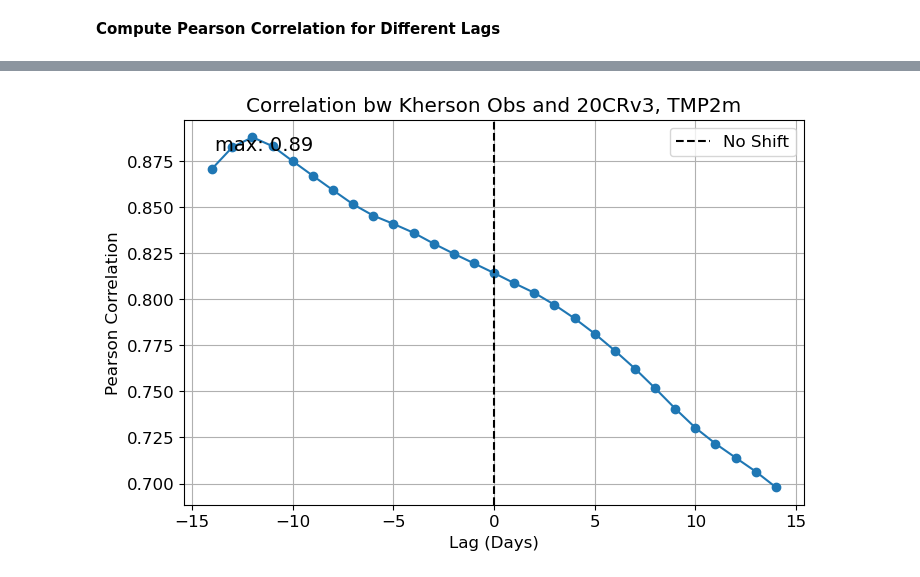
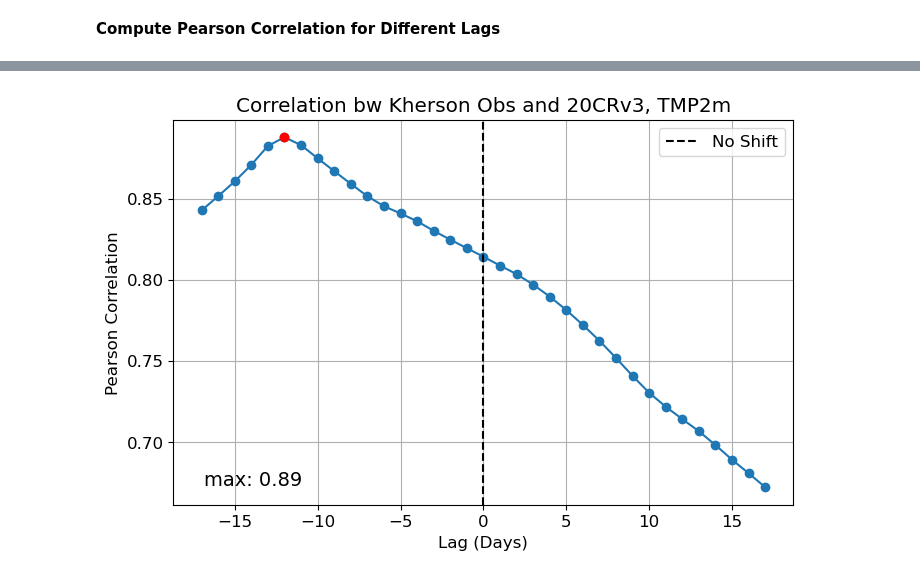
Before and after one commit to carlotatrx/dataprep, a Jupyter notebook: dataprep_ukraine.ipynb, the cells around one changed output, grey strips where cells are left out. Cells and saved outputs as stored; diff of their text form; code cells hidden in the pictures.

```diff
--- a/dataprep_ukraine.ipynb
+++ b/dataprep_ukraine.ipynb
@@ -386,7 +390,7 @@ def create_df_merged(lat_station, lon_station, ds_20CR, station_name):
 
     return(df_merged)
 
-def compute_lagged_correlation(df, max_lag=14):
+def compute_lag_corr(df, max_lag=14):
     """
     Computes Pearson correlation for various time lags.
     """
@@ -458,19 +463,20 @@ See the caveats in the documentation: https://pandas.pydata.org/pandas-docs/stab
 # %%
 # Compute correlation for lags from -14 to +14 days for Kherson
-lags, correlations = compute_lagged_correlation(df_merged_Kherson)
+lags, corrs = compute_lag_corr(df_merged_Kherson, max_lag=17)
 
 # Plot correlation vs. lag
 plt.figure(figsize=(8, 5))
 ax = plt.gca()
-plt.plot(lags, correlations, marker="o", linestyle="-")
+plt.plot(lags, corrs, marker="o", linestyle="-")
+plt.plot(lags[np.where(corrs==np.max(corrs))][0], np.max(corrs), marker="o",color="red")
 plt.axvline(0, color="black", linestyle="--", label="No Shift")
 plt.xlabel("Lag (Days)")
 plt.ylabel("Pearson Correlation")
-plt.text(0.05, 0.92, f'max: {np.max(correlations):.2f}',
+plt.text(0.05, 0.05, f'max: {np.max(corrs):.2f}',
          transform=ax.transAxes, fontsize=14)
 plt.title("Correlation bw Kherson Obs and 20CRv3, TMP2m")
 plt.legend()
 plt.grid()
 plt.show()
 # %% [output]
-[figure, old version]
+[figure, new version]
```
Also changed, not shown: parts of 5 cells of this notebook, 3 other files.
